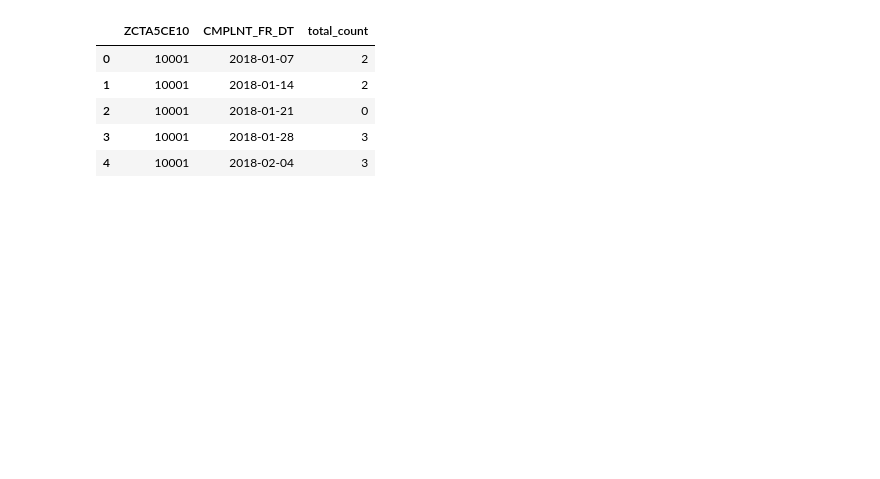
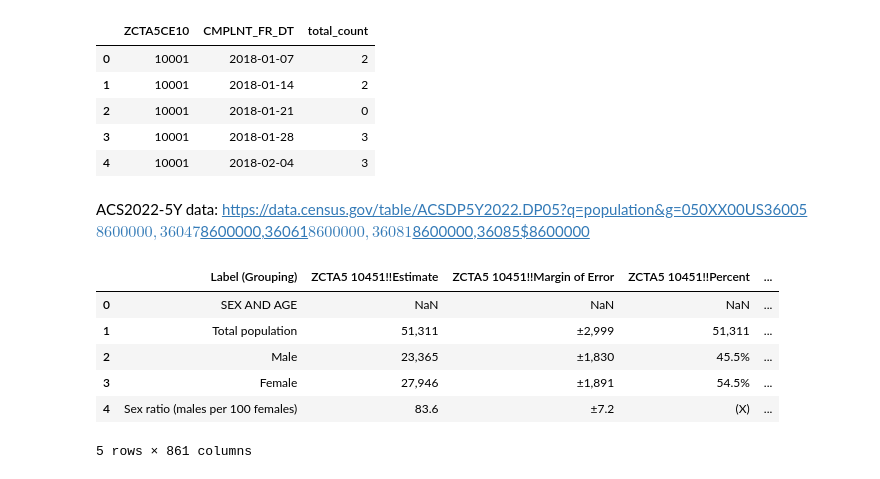
Before and after one commit to bail-reform/NYC, a Jupyter notebook: NYC_Data_Aggregation .ipynb, the cells around one changed output. Saved outputs shown, nothing was run; the diff lists cells and outputs as text; code cells hidden in the pictures; blank space fills up the shorter version.

```diff
--- a/NYC_Data_Aggregation .ipynb
+++ b/NYC_Data_Aggregation .ipynb
@@ -105,0 +109,12 @@ weekly_data.to_csv('weekly_data.csv', index=False)
+# %% [markdown]
+ACS2022-5Y data: https://data.census.gov/table/ACSDP5Y2022.DP05?q=population&g=050XX00US36005$8600000,36047$8600000,36061$8600000,36081$8600000,36085$8600000
+# %%
+pop.head()
+# %% [output]
+|  | Label (Grouping) | ZCTA5 10451!!Estimate | ZCTA5 10451!!Margin of Error | ZCTA5 10451!!Percent | ... |
+| 0 | SEX AND AGE | NaN | NaN | NaN | ... |
+| 1 | Total population | 51,311 | ±2,999 | 51,311 | ... |
+| 2 | Male | 23,365 | ±1,830 | 45.5% | ... |
+| 3 | Female | 27,946 | ±1,891 | 54.5% | ... |
+| 4 | Sex ratio (males per 100 females) | 83.6 | ±7.2 | (X) | ... |
+5 rows × 861 columns
```
Also changed, not shown: parts of 16 cells of this notebook.
